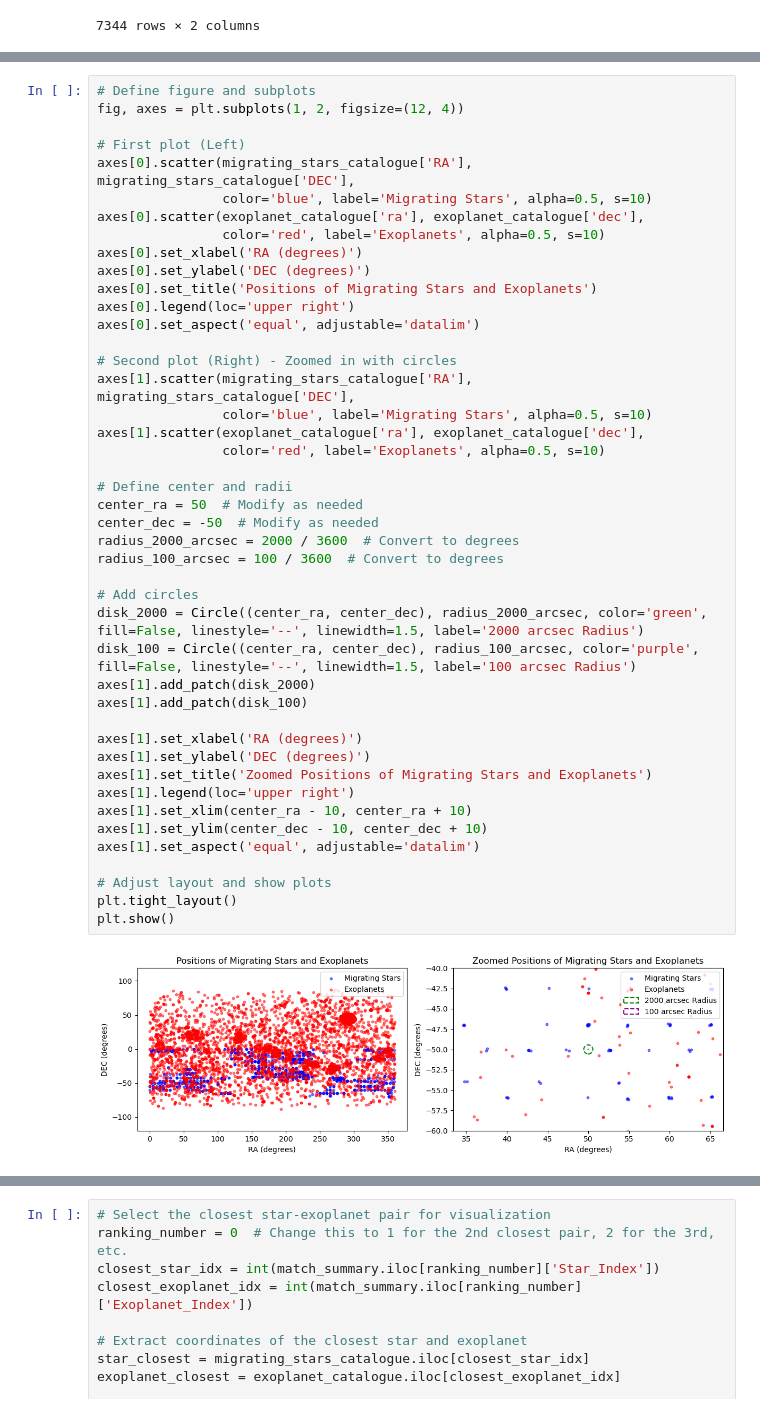
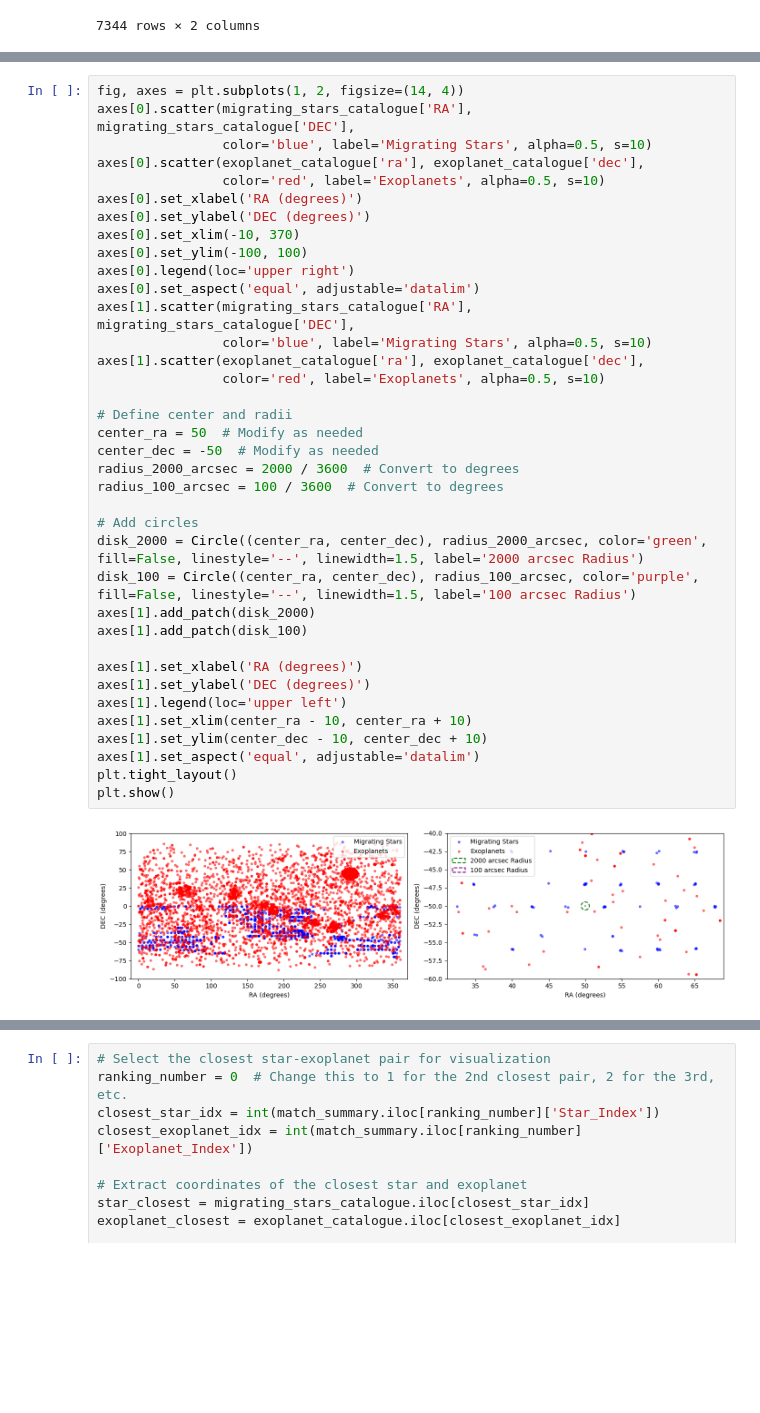
Before and after one commit to juanjogd/Garcia-Delgado_2025_Do_stars_with_exoplanets_migrate, a Jupyter notebook: N1 - Malu's and exoplanets catalogue match.ipynb, the cells around one changed output, grey strips where cells are left out. Cells and saved outputs as stored; diff of their text form; blank space fills up the shorter version.

```diff
--- a/N1 - Malu's and exoplanets catalogue match.ipynb
+++ b/N1 - Malu's and exoplanets catalogue match.ipynb
@@ -255,48 +255,41 @@ plt.show()
 # %% [output]
 [figure]
 # %%
-# Define figure and subplots
-fig, axes = plt.subplots(1, 2, figsize=(12, 4))
-
-# First plot (Left)
+fig, axes = plt.subplots(1, 2, figsize=(14, 4))
 axes[0].scatter(migrating_stars_catalogue['RA'], migrating_stars_catalogue['DEC'],
                 color='blue', label='Migrating Stars', alpha=0.5, s=10)
 axes[0].scatter(exoplanet_catalogue['ra'], exoplanet_catalogue['dec'],
                 color='red', label='Exoplanets', alpha=0.5, s=10)
 axes[0].set_xlabel('RA (degrees)')
 axes[0].set_ylabel('DEC (degrees)')
-axes[0].set_title('Positions of Migrating Stars and Exoplanets')
+axes[0].set_xlim(-10, 370)
+axes[0].set_ylim(-100, 100)
 axes[0].legend(loc='upper right')
 axes[0].set_aspect('equal', adjustable='datalim')
-
-# Second plot (Right) - Zoomed in with circles
 axes[1].scatter(migrating_stars_catalogue['RA'], migrating_stars_catalogue['DEC'],
                 color='blue', label='Migrating Stars', alpha=0.5, s=10)
 axes[1].scatter(exoplanet_catalogue['ra'], exoplanet_catalogue['dec'],
                 color='red', label='Exoplanets', alpha=0.5, s=10)
 
 # Define center and radii
 center_ra = 50  # Modify as needed
 center_dec = -50  # Modify as needed
 radius_2000_arcsec = 2000 / 3600  # Convert to degrees
 radius_100_arcsec = 100 / 3600  # Convert to degrees
 
 # Add circles
 disk_2000 = Circle((center_ra, center_dec), radius_2000_arcsec, color='green', fill=False, linestyle='--', linewidth=1.5, label='2000 arcsec Radius')
 disk_100 = Circle((center_ra, center_dec), radius_100_arcsec, color='purple', fill=False, linestyle='--', linewidth=1.5, label='100 arcsec Radius')
 axes[1].add_patch(disk_2000)
 axes[1].add_patch(disk_100)
 
 axes[1].set_xlabel('RA (degrees)')
 axes[1].set_ylabel('DEC (degrees)')
-axes[1].set_title('Zoomed Positions of Migrating Stars and Exoplanets')
-axes[1].legend(loc='upper right')
+axes[1].legend(loc='upper left')
 axes[1].set_xlim(center_ra - 10, center_ra + 10)
 axes[1].set_ylim(center_dec - 10, center_dec + 10)
 axes[1].set_aspect('equal', adjustable='datalim')
-
-# Adjust layout and show plots
 plt.tight_layout()
 plt.show()
 # %% [output]
-[figure, old version]
+[figure, new version]
```
Also changed, not shown: parts of 5 cells of this notebook.
